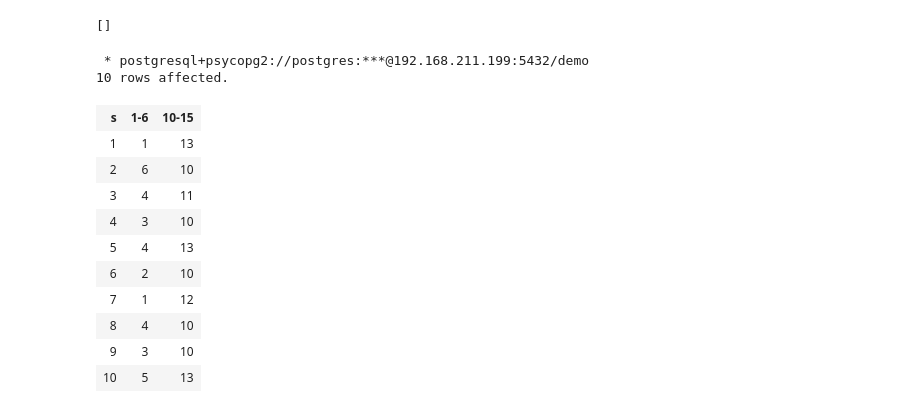
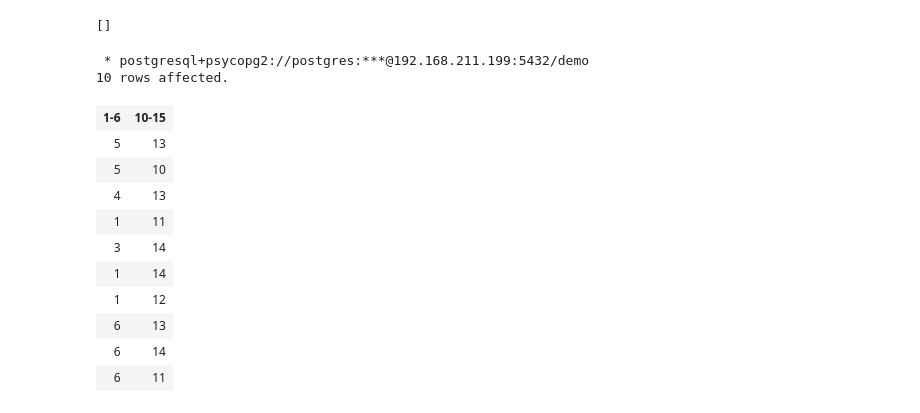
Before and after one commit to prasertcbs/postgresql_tutorial, a Jupyter notebook: scalar_function.ipynb, the cells around one changed output. Saved outputs shown, nothing was run; the diff lists cells and outputs as text; code cells hidden in the pictures.

```diff
--- a/scalar_function.ipynb
+++ b/scalar_function.ipynb
@@ -254,18 +254,18 @@ Done.
 []
 # %%
 %%sql
-select s, randbetween(1, 6) "1-6", randbetween(10, 15) "10-15" from generate_series(1, 10) s
+select randbetween(1, 6) "1-6", randbetween(10, 15) "10-15" from generate_series(1, 10) s
 # %% [output]
  * postgresql+psycopg2://postgres:***@192.168.211.199:5432/demo
 10 rows affected.
-| s | 1-6 | 10-15 |
-| 1 | 1 | 13 |
-| 2 | 6 | 10 |
-| 3 | 4 | 11 |
-| 4 | 3 | 10 |
-| 5 | 4 | 13 |
-| 6 | 2 | 10 |
-| 7 | 1 | 12 |
-| 8 | 4 | 10 |
-| 9 | 3 | 10 |
-| 10 | 5 | 13 |
+| 1-6 | 10-15 |
+| 5 | 13 |
+| 5 | 10 |
+| 4 | 13 |
+| 1 | 11 |
+| 3 | 14 |
+| 1 | 14 |
+| 1 | 12 |
+| 6 | 13 |
+| 6 | 14 |
+| 6 | 11 |
```
